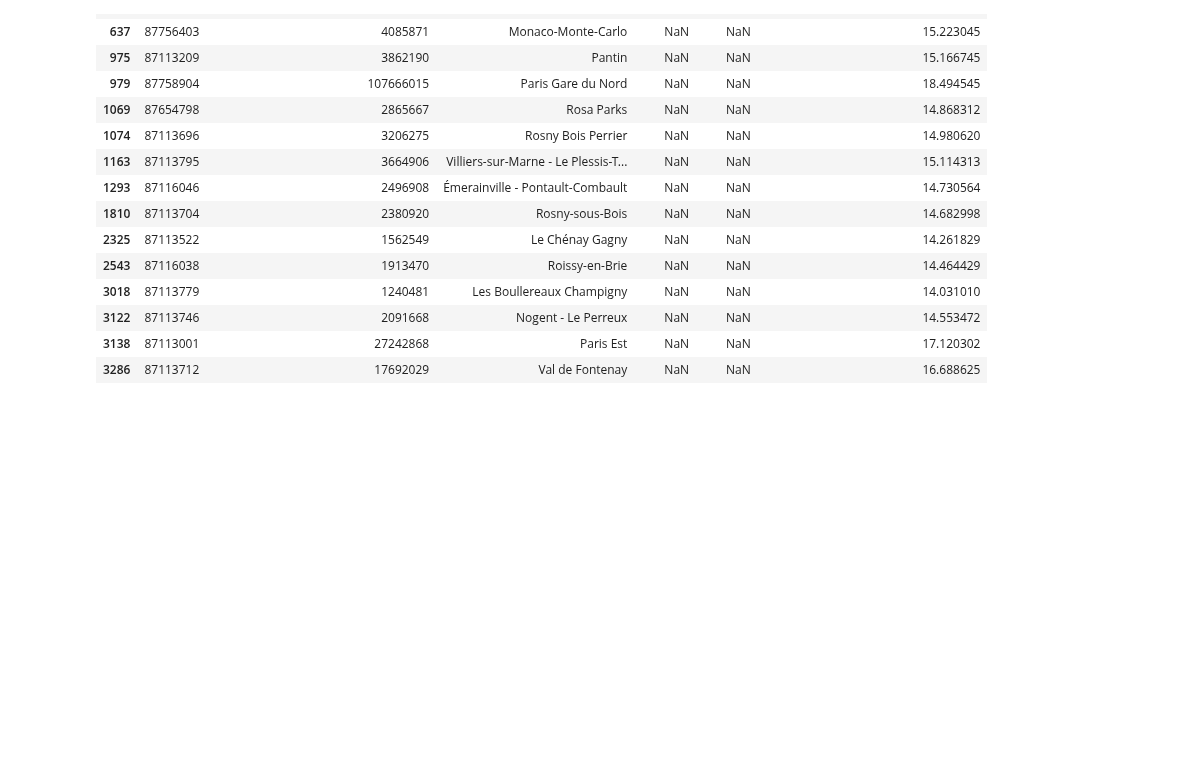
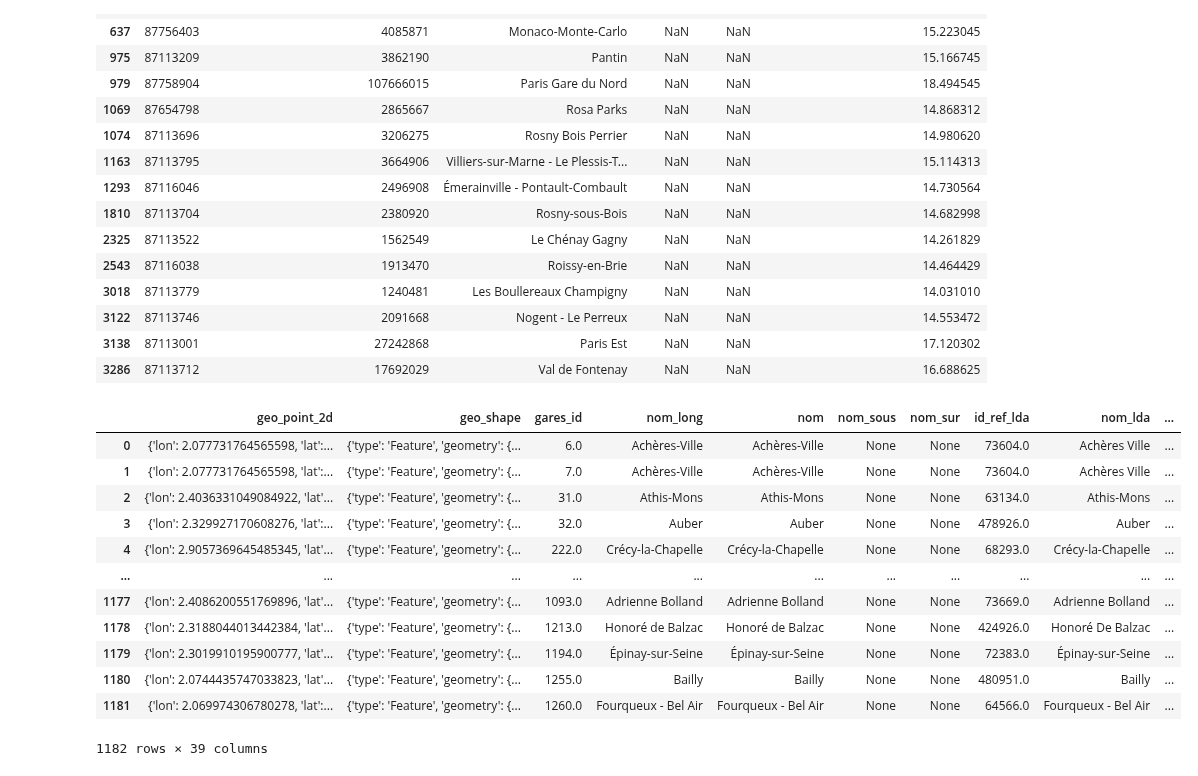
Before and after one commit to DiegoRenaud/Exercice, a Jupyter notebook: Gares_principales.ipynb, the cells around one changed output. Cells and saved outputs as stored; diff of their text form; code cells hidden in the pictures; blank space fills up the shorter version.

```diff
--- a/Gares_principales.ipynb
+++ b/Gares_principales.ipynb
@@ -109,3 +113,26 @@ df_gares_principales[df_gares_principales['x_wgs84'].isna()==True]
 df_gares_principales = df_gares_principales.dropna()
+# %%
+#liste des gares API SNCF
+url_gares = "https://data.iledefrance.fr/api/v2/catalog/datasets/gares-et-stations-du-reseau-ferre-dile-de-france-par-ligne/exports/json?limit=-1&offset=0&timezone=UTC"
+
+gares = requests.get(url_gares)
+wb_gares = gares.json()
+
+df_gares = pd.DataFrame(wb_gares)
+df_gares
+# %% [output]
+|  | geo_point_2d | geo_shape | gares_id | nom_long | nom | nom_sous | nom_sur | id_ref_lda | nom_lda | ... |
+| 0 | {'lon': 2.077731764565598, 'lat':... | {'type': 'Feature', 'geometry': {... | 6.0 | Achères-Ville | Achères-Ville | None | None | 73604.0 | Achères Ville | ... |
+| 1 | {'lon': 2.077731764565598, 'lat':... | {'type': 'Feature', 'geometry': {... | 7.0 | Achères-Ville | Achères-Ville | None | None | 73604.0 | Achères Ville | ... |
+| 2 | {'lon': 2.4036331049084922, 'lat'... | {'type': 'Feature', 'geometry': {... | 31.0 | Athis-Mons | Athis-Mons | None | None | 63134.0 | Athis-Mons | ... |
+| 3 | {'lon': 2.329927170608276, 'lat':... | {'type': 'Feature', 'geometry': {... | 32.0 | Auber | Auber | None | None | 478926.0 | Auber | ... |
+| 4 | {'lon': 2.9057369645485345, 'lat'... | {'type': 'Feature', 'geometry': {... | 222.0 | Crécy-la-Chapelle | Crécy-la-Chapelle | None | None | 68293.0 | Crécy-la-Chapelle | ... |
+| ... | ... | ... | ... | ... | ... | ... | ... | ... | ... | ... |
+| 1177 | {'lon': 2.4086200551769896, 'lat'... | {'type': 'Feature', 'geometry': {... | 1093.0 | Adrienne Bolland | Adrienne Bolland | None | None | 73669.0 | Adrienne Bolland | ... |
+| 1178 | {'lon': 2.3188044013442384, 'lat'... | {'type': 'Feature', 'geometry': {... | 1213.0 | Honoré de Balzac | Honoré de Balzac | None | None | 424926.0 | Honoré De Balzac | ... |
+| 1179 | {'lon': 2.3019910195900777, 'lat'... | {'type': 'Feature', 'geometry': {... | 1194.0 | Épinay-sur-Seine | Épinay-sur-Seine | None | None | 72383.0 | Épinay-sur-Seine | ... |
+| 1180 | {'lon': 2.0744435747033823, 'lat'... | {'type': 'Feature', 'geometry': {... | 1255.0 | Bailly | Bailly | None | None | 480951.0 | Bailly | ... |
+| 1181 | {'lon': 2.069974306780278, 'lat':... | {'type': 'Feature', 'geometry': {... | 1260.0 | Fourqueux - Bel Air | Fourqueux - Bel Air | None | None | 64566.0 | Fourqueux - Bel Air | ... |
+1182 rows × 39 columns
 # %%
 #on recupere les donnees manquantes (sauf monaco, mais pas vrmt en France) grace à l'API de la region idf
```
Also changed, not shown: parts of 12 cells of this notebook.
